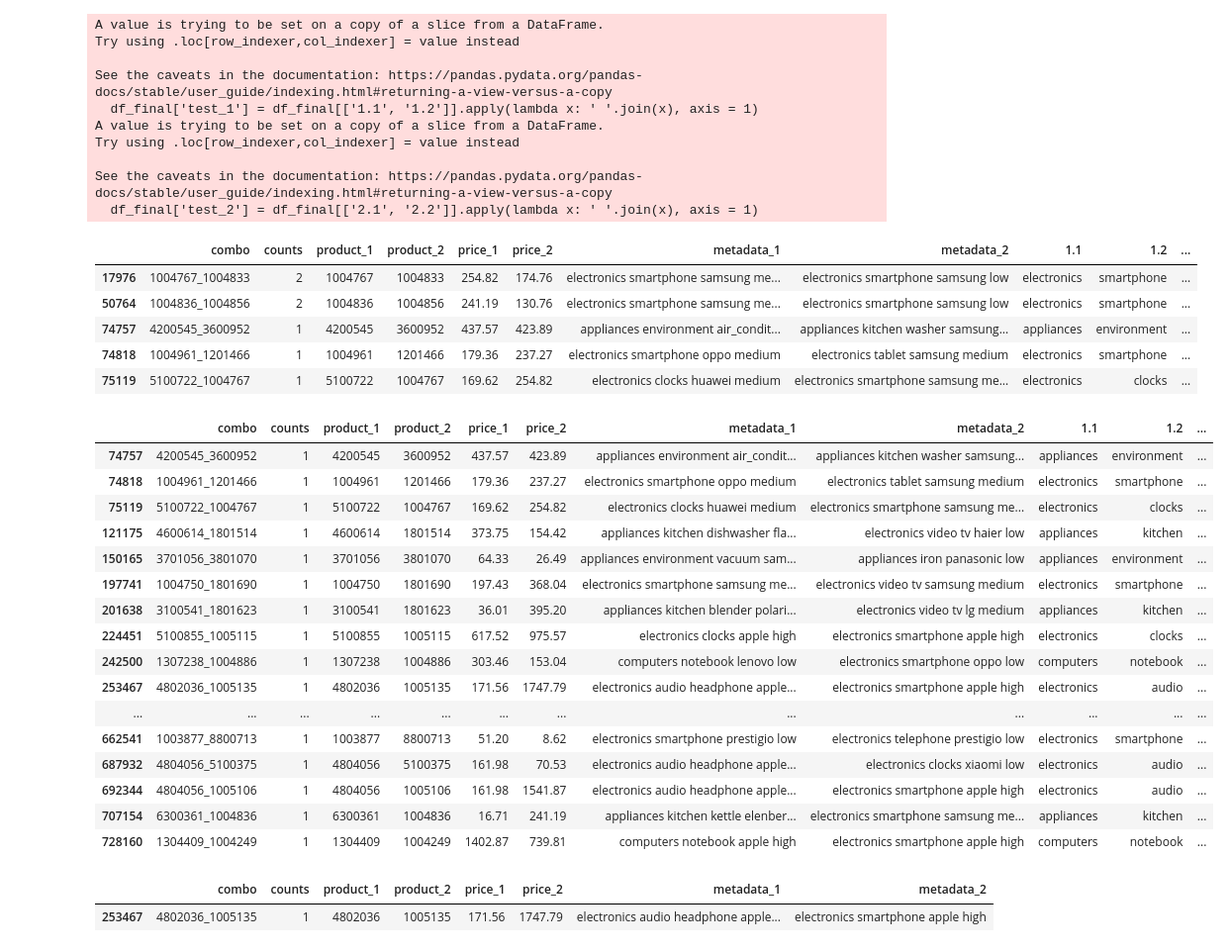
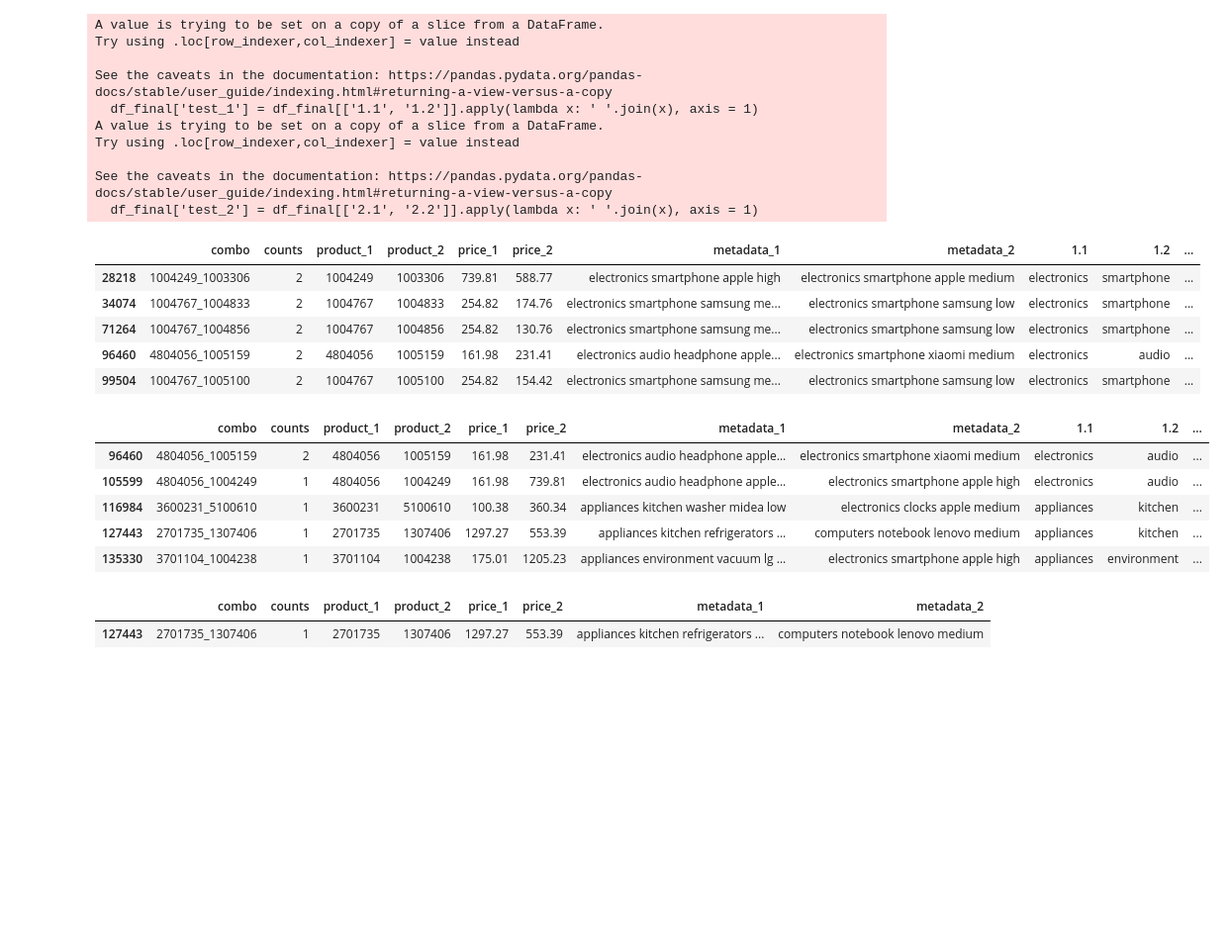
Before and after one commit to sailormoonvicky/eCommerce, a Jupyter notebook: notebooks/X_seller_refined_12_05_christian.ipynb, the cells around one changed output. Shown at 99% size. Drawn from its saved outputs; the diff is of its cells as text; code cells hidden in the pictures; blank space fills up the shorter version.

Commit message:
updated similar_prods and x_seller

```diff
--- a/notebooks/X_seller_refined_12_05_christian.ipynb
+++ b/notebooks/X_seller_refined_12_05_christian.ipynb
@@ -79,3 +79,16 @@ X_meta.head()
 | 2 | view | 28400461 | 2053013566209917945 | accessories bag | fabretti | 31.92 | 512406877 | c1ae47b0-9ab4-4f5f-947a-2e0d80970e6c | 16.28 | ... |
 | 3 | view | 28401054 | 2053013566209917945 | accessories bag | karya | 100.39 | 514312434 | 0d0c3d87-ed6f-4f58-9b9e-2cc44b89d25c | 16.28 | ... |
 | 4 | view | 18300169 | 2053013558945383017 | accessories bag | hp | 17.82 | 555465687 | 1fa735b1-1d98-4562-9b7d-74211f89394a | 16.28 | ... |
+# %%
+filename = '../data/oct_final/X_meta_with_100pct_data_oct19.csv'
+# %%
+import random
+p = 0.25  # 1% of the lines
+# keep the header, then take only 1% of lines
+# if random from [0,1] interval is greater than 0.01 the row will be skipped
+df = pd.read_csv(
+         filename,
+         header=0,
+         skiprows=lambda i: i>0 and random.random() > p
+)
+df.shape
@@ -81,0 +97,2 @@ X_meta.head()
+# %%
+X_meta = df
@@ -82,3 +103,5 @@ X_meta.head()
+# %%
+X_meta.drop(columns=['product_id.1', 'Unnamed: 0'], inplace=True)
 # %%
 X_purch = X_meta[X_meta['event_type']=='purchase']
 # %%
@@ -316,31 +339,20 @@ See the caveats in the documentation: https://pandas.pydata.org/pandas-docs/stab
 df_final.head()
 # %% [output]
 |  | combo | counts | product_1 | product_2 | price_1 | price_2 | metadata_1 | metadata_2 | 1.1 | 1.2 | ... |
-| 17976 | 1004767_1004833 | 2 | 1004767 | 1004833 | 254.82 | 174.76 | electronics smartphone samsung me... | electronics smartphone samsung low | electronics | smartphone | ... |
-| 50764 | 1004836_1004856 | 2 | 1004836 | 1004856 | 241.19 | 130.76 | electronics smartphone samsung me... | electronics smartphone samsung low | electronics | smartphone | ... |
-| 74757 | 4200545_3600952 | 1 | 4200545 | 3600952 | 437.57 | 423.89 | appliances environment air_condit... | appliances kitchen washer samsung... | appliances | environment | ... |
-| 74818 | 1004961_1201466 | 1 | 1004961 | 1201466 | 179.36 | 237.27 | electronics smartphone oppo medium | electronics tablet samsung medium | electronics | smartphone | ... |
-| 75119 | 5100722_1004767 | 1 | 5100722 | 1004767 | 169.62 | 254.82 | electronics clocks huawei medium | electronics smartphone samsung me... | electronics | clocks | ... |
+| 28218 | 1004249_1003306 | 2 | 1004249 | 1003306 | 739.81 | 588.77 | electronics smartphone apple high | electronics smartphone apple medium | electronics | smartphone | ... |
+| 34074 | 1004767_1004833 | 2 | 1004767 | 1004833 | 254.82 | 174.76 | electronics smartphone samsung me... | electronics smartphone samsung low | electronics | smartphone | ... |
+| 71264 | 1004767_1004856 | 2 | 1004767 | 1004856 | 254.82 | 130.76 | electronics smartphone samsung me... | electronics smartphone samsung low | electronics | smartphone | ... |
+| 96460 | 4804056_1005159 | 2 | 4804056 | 1005159 | 161.98 | 231.41 | electronics audio headphone apple... | electronics smartphone xiaomi medium | electronics | audio | ... |
+| 99504 | 1004767_1005100 | 2 | 1004767 | 1005100 | 254.82 | 154.42 | electronics smartphone samsung me... | electronics smartphone samsung low | electronics | smartphone | ... |
 # %%
 df_final_2 = df_final[df_final['test_1'] != df_final['test_2']]
 # %%
-df_final_2
+df_final_2.head()
 # %% [output]
 |  | combo | counts | product_1 | product_2 | price_1 | price_2 | metadata_1 | metadata_2 | 1.1 | 1.2 | ... |
-| 74757 | 4200545_3600952 | 1 | 4200545 | 3600952 | 437.57 | 423.89 | appliances environment air_condit... | appliances kitchen washer samsung... | appliances | environment | ... |
-| 74818 | 1004961_1201466 | 1 | 1004961 | 1201466 | 179.36 | 237.27 | electronics smartphone oppo medium | electronics tablet samsung medium | electronics | smartphone | ... |
-| 75119 | 5100722_1004767 | 1 | 5100722 | 1004767 | 169.62 | 254.82 | electronics clocks huawei medium | electronics smartphone samsung me... | electronics | clocks | ... |
-| 121175 | 4600614_1801514 | 1 | 4600614 | 1801514 | 373.75 | 154.42 | appliances kitchen dishwasher fla... | electronics video tv haier low | appliances | kitchen | ... |
-| 150165 | 3701056_3801070 | 1 | 3701056 | 3801070 | 64.33 | 26.49 | appliances environment vacuum sam... | appliances iron panasonic low | appliances | environment | ... |
-| 197741 | 1004750_1801690 | 1 | 1004750 | 1801690 | 197.43 | 368.04 | electronics smartphone samsung me... | electronics video tv samsung medium | electronics | smartphone | ... |
-| 201638 | 3100541_1801623 | 1 | 3100541 | 1801623 | 36.01 | 395.20 | appliances kitchen blender polari... | electronics video tv lg medium | appliances | kitchen | ... |
-| 224451 | 5100855_1005115 | 1 | 5100855 | 1005115 | 617.52 | 975.57 | electronics clocks apple high | electronics smartphone apple high | electronics | clocks | ... |
-| 242500 | 1307238_1004886 | 1 | 1307238 | 1004886 | 303.46 | 153.04 | computers notebook lenovo low | electronics smartphone oppo low | computers | notebook | ... |
-| 253467 | 4802036_1005135 | 1 | 4802036 | 1005135 | 171.56 | 1747.79 | electronics audio headphone apple... | electronics smartphone apple high | electronics | audio | ... |
-| ... | ... | ... | ... | ... | ... | ... | ... | ... | ... | ... | ... |
-| 662541 | 1003877_8800713 | 1 | 1003877 | 8800713 | 51.20 | 8.62 | electronics smartphone prestigio low | electronics telephone prestigio low | electronics | smartphone | ... |
-| 687932 | 4804056_5100375 | 1 | 4804056 | 5100375 | 161.98 | 70.53 | electronics audio headphone apple... | electronics clocks xiaomi low | electronics | audio | ... |
-| 692344 | 4804056_1005106 | 1 | 4804056 | 1005106 | 161.98 | 1541.87 | electronics audio headphone apple... | electronics smartphone apple high | electronics | audio | ... |
-| 707154 | 6300361_1004836 | 1 | 6300361 | 1004836 | 16.71 | 241.19 | appliances kitchen kettle elenber... | electronics smartphone samsung me... | appliances | kitchen | ... |
-| 728160 | 1304409_1004249 | 1 | 1304409 | 1004249 | 1402.87 | 739.81 | computers notebook apple high | electronics smartphone apple high | computers | notebook | ... |
+| 96460 | 4804056_1005159 | 2 | 4804056 | 1005159 | 161.98 | 231.41 | electronics audio headphone apple... | electronics smartphone xiaomi medium | electronics | audio | ... |
+| 105599 | 4804056_1004249 | 1 | 4804056 | 1004249 | 161.98 | 739.81 | electronics audio headphone apple... | electronics smartphone apple high | electronics | audio | ... |
+| 116984 | 3600231_5100610 | 1 | 3600231 | 5100610 | 100.38 | 360.34 | appliances kitchen washer midea low | electronics clocks apple medium | appliances | kitchen | ... |
+| 127443 | 2701735_1307406 | 1 | 2701735 | 1307406 | 1297.27 | 553.39 | appliances kitchen refrigerators ... | computers notebook lenovo medium | appliances | kitchen | ... |
+| 135330 | 3701104_1004238 | 1 | 3701104 | 1004238 | 175.01 | 1205.23 | appliances environment vacuum lg ... | electronics smartphone apple high | appliances | environment | ... |
 # %%
@@ -350,7 +362,7 @@ def X_seller(X, product_id, n=2):
     X = X[['combo', 'counts', 'product_1', 'product_2', 'price_1', 'price_2', 'metadata_1', 'metadata_2']]
     return X
 # %%
-X_seller(df_final_2, 4802036)
+X_seller(df_final_2, 2701735)
 # %% [output]
 |  | combo | counts | product_1 | product_2 | price_1 | price_2 | metadata_1 | metadata_2 |
-| 253467 | 4802036_1005135 | 1 | 4802036 | 1005135 | 171.56 | 1747.79 | electronics audio headphone apple... | electronics smartphone apple high |
+| 127443 | 2701735_1307406 | 1 | 2701735 | 1307406 | 1297.27 | 553.39 | appliances kitchen refrigerators ... | computers notebook lenovo medium |
```
Also changed, not shown: parts of 19 cells of this notebook, 6 other files.
